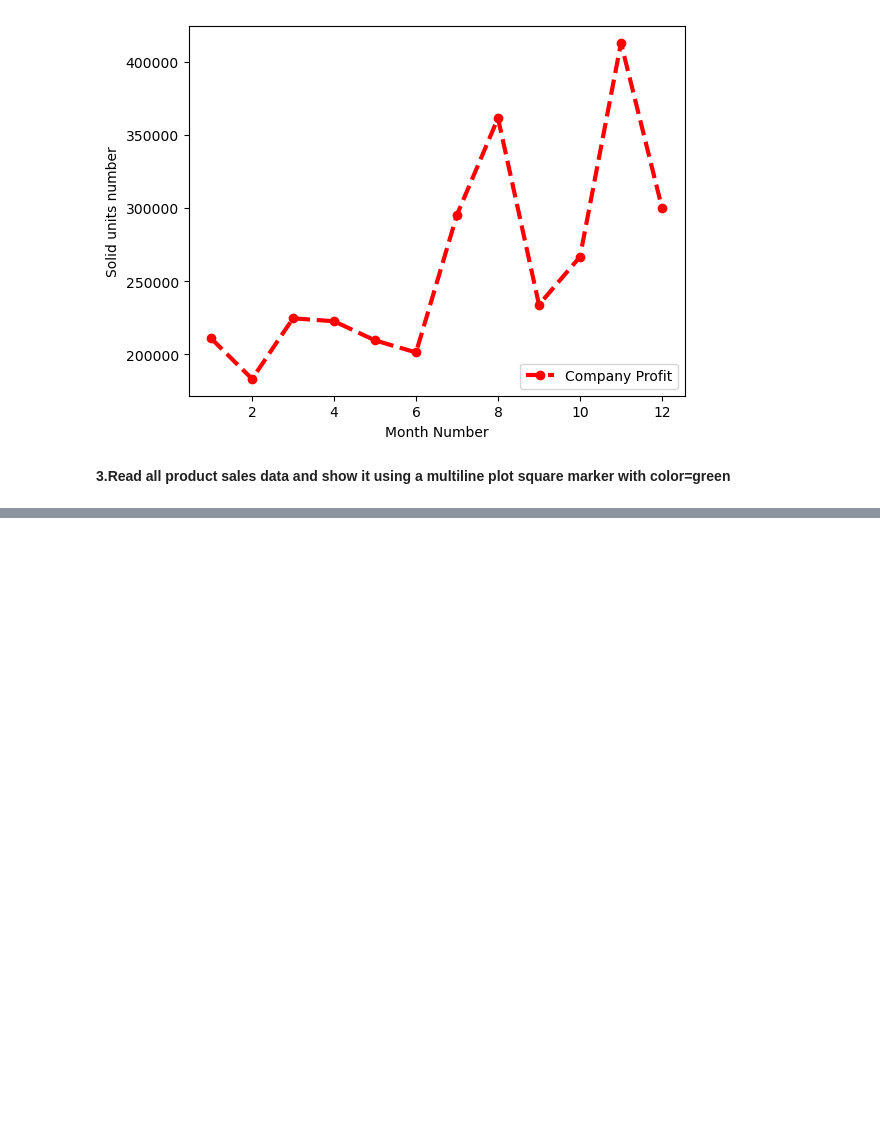
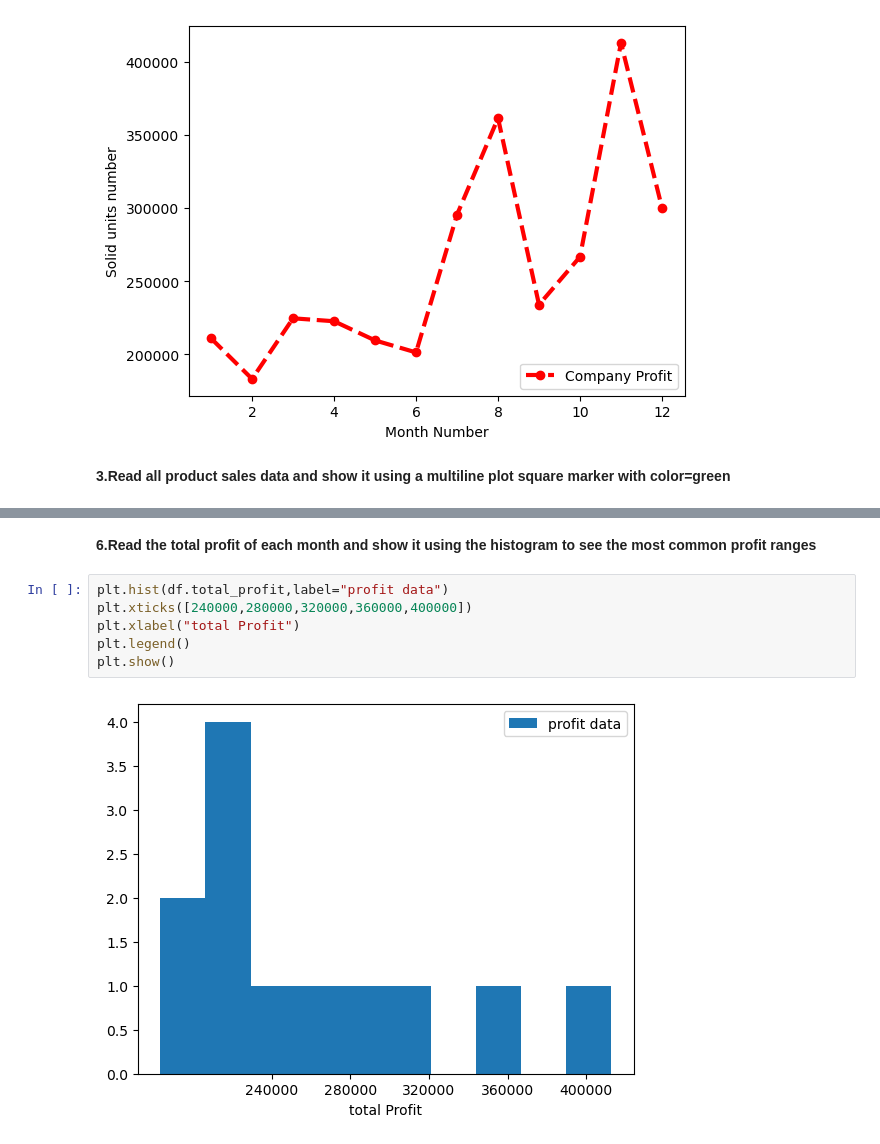
Before and after one commit to Anugrahig/LM-BD-March, a Jupyter notebook: march_bigdata/ml/matplotlib/03_matplotlib_sales-dataset_excercise.ipynb, the cells around one changed output, grey strips where cells are left out. Cells and saved outputs as stored; diff of their text form; blank space fills up the shorter version.

```diff
--- a/march_bigdata/ml/matplotlib/03_matplotlib_sales-dataset_excercise.ipynb
+++ b/march_bigdata/ml/matplotlib/03_matplotlib_sales-dataset_excercise.ipynb
@@ -58,0 +92,10 @@ plt.legend(loc="lower right")
+# %% [markdown]
+**6.Read the total profit of each month and show it using the histogram to see the most common profit ranges**
+# %%
+plt.hist(df.total_profit,label="profit data")
+plt.xticks([240000,280000,320000,360000,400000])
+plt.xlabel("total Profit")
+plt.legend()
+plt.show()
+# %% [output]
+[figure, added]
```
Also changed, not shown: parts of 14 cells of this notebook, 1 other file.
